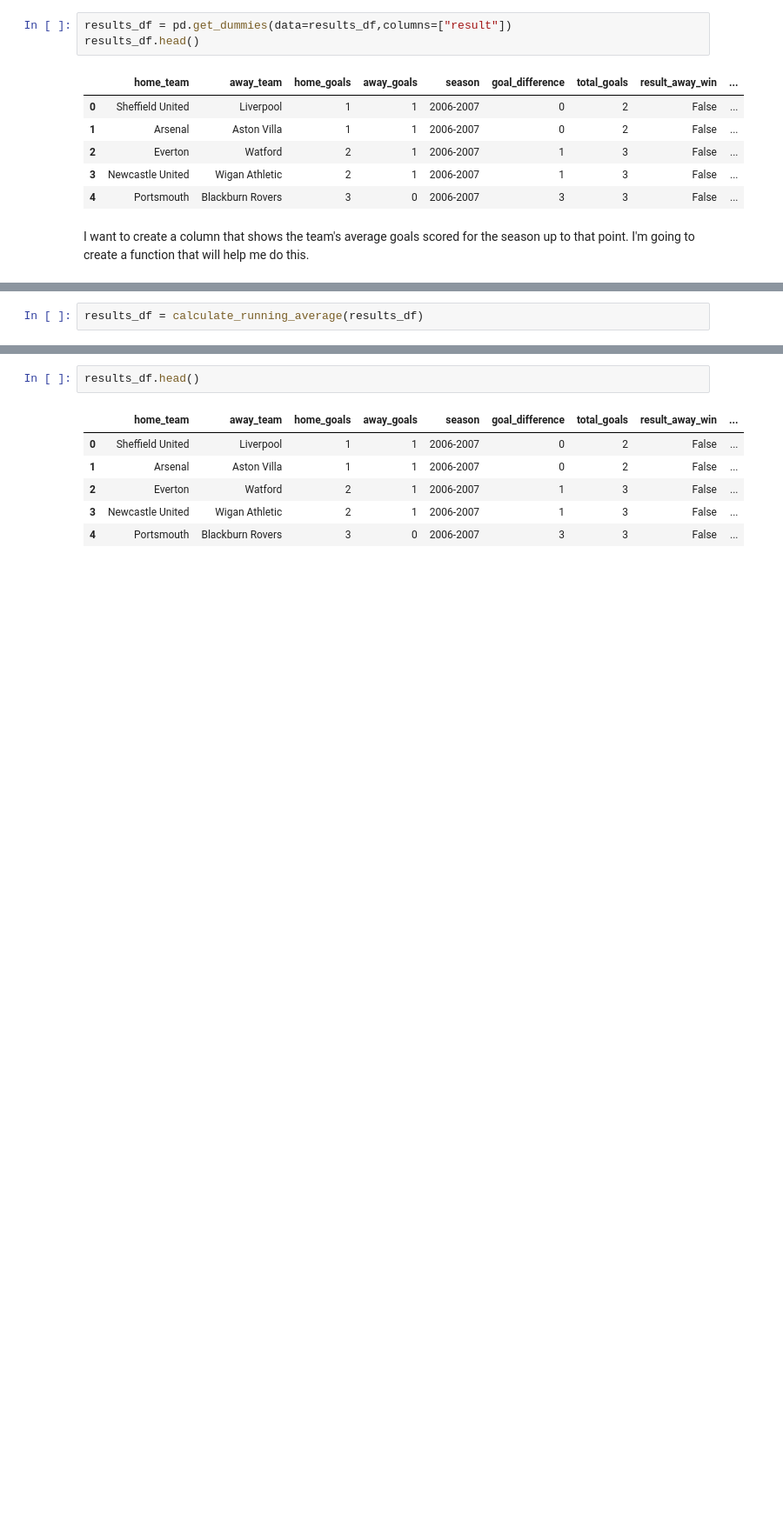
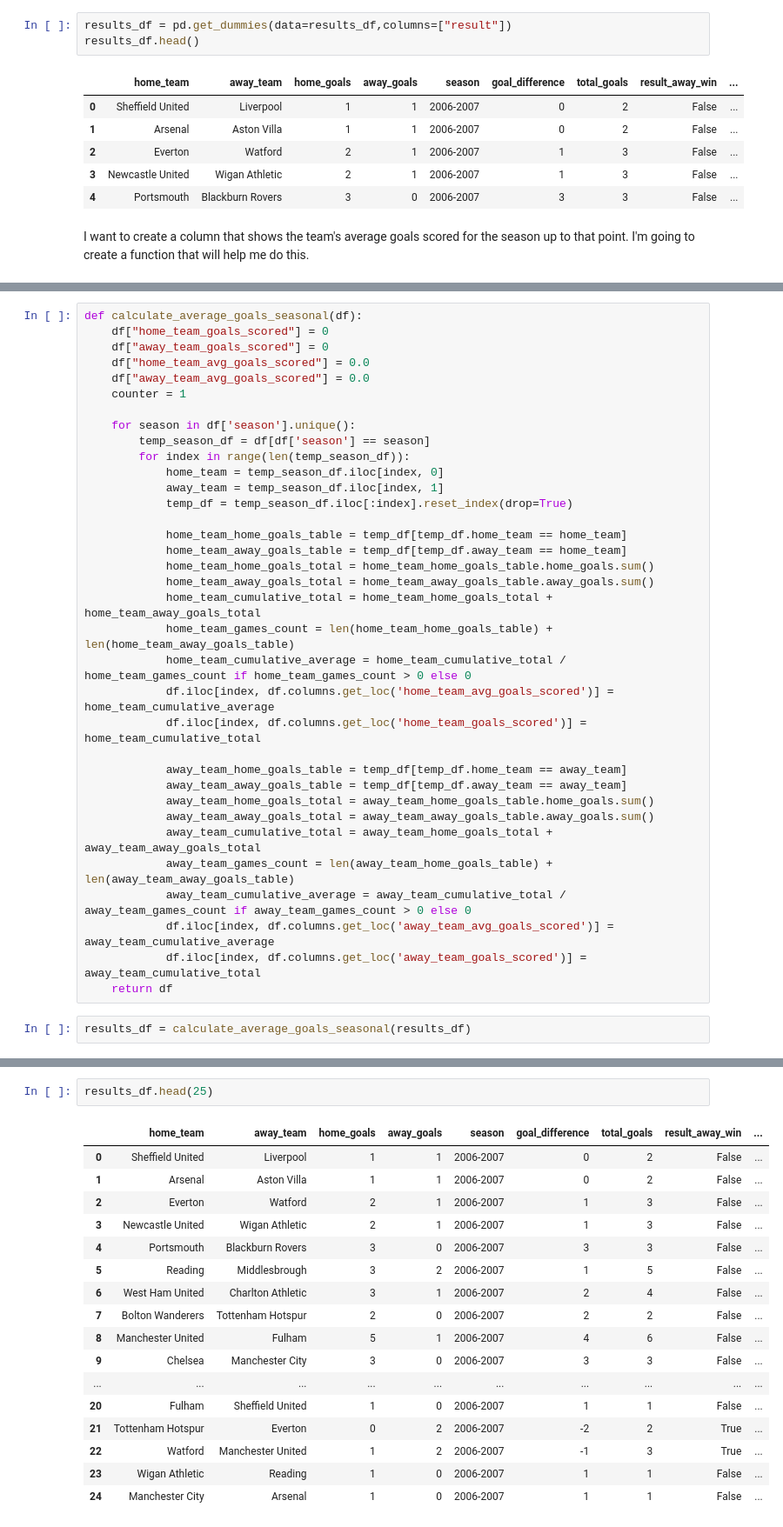
Before and after one commit to AlexHunter89/Premier-League-Data-Analysis, a Jupyter notebook: prem_league_analysis_notebook.ipynb, the cells around one changed output, grey strips where cells are left out. Shown: that part at 87% size. Cells and saved outputs as stored; diff of their text form; blank space fills up the shorter version.

```diff
--- a/prem_league_analysis_notebook.ipynb
+++ b/prem_league_analysis_notebook.ipynb
@@ -270,2 +252,37 @@ def calculate_running_average(df):
+# %%
+def calculate_average_goals_seasonal(df):
+    df["home_team_goals_scored"] = 0
+    df["away_team_goals_scored"] = 0
+    df["home_team_avg_goals_scored"] = 0.0
+    df["away_team_avg_goals_scored"] = 0.0
+    counter = 1
+
+    for season in df['season'].unique():
+        temp_season_df = df[df['season'] == season]
+        for index in range(len(temp_season_df)):
+            home_team = temp_season_df.iloc[index, 0]
+            away_team = temp_season_df.iloc[index, 1]
+            temp_df = temp_season_df.iloc[:index].reset_index(drop=True)
+
+            home_team_home_goals_table = temp_df[temp_df.home_team == home_team]
+            home_team_away_goals_table = temp_df[temp_df.away_team == home_team]
+            home_team_home_goals_total = home_team_home_goals_table.home_goals.sum()
+            home_team_away_goals_total = home_team_away_goals_table.away_goals.sum()
+            home_team_cumulative_total = home_team_home_goals_total + home_team_away_goals_total
+            home_team_games_count = len(home_team_home_goals_table) + len(home_team_away_goals_table)
+            home_team_cumulative_average = home_team_cumulative_total / home_team_games_count if home_team_games_count > 0 else 0
+            df.iloc[index, df.columns.get_loc('home_team_avg_goals_scored')] = home_team_cumulative_average
+            df.iloc[index, df.columns.get_loc('home_team_goals_scored')] = home_team_cumulative_total
+
+            away_team_home_goals_table = temp_df[temp_df.home_team == away_team]
+            away_team_away_goals_table = temp_df[temp_df.away_team == away_team]
+            away_team_home_goals_total = away_team_home_goals_table.home_goals.sum()
+            away_team_away_goals_total = away_team_away_goals_table.away_goals.sum()
+            away_team_cumulative_total = away_team_home_goals_total + away_team_away_goals_total
+            away_team_games_count = len(away_team_home_goals_table) + len(away_team_away_goals_table)
+            away_team_cumulative_average = away_team_cumulative_total / away_team_games_count if away_team_games_count > 0 else 0
+            df.iloc[index, df.columns.get_loc('away_team_avg_goals_scored')] = away_team_cumulative_average
+            df.iloc[index, df.columns.get_loc('away_team_goals_scored')] = away_team_cumulative_total
+    return df
 # %%
-results_df = calculate_running_average(results_df)
+results_df = calculate_average_goals_seasonal(results_df)
@@ -290,9 +289,20 @@ results_df = calculate_running_average(results_df)
 # %%
-results_df.head()
+results_df.head(25)
 # %% [output]
 |  | home_team | away_team | home_goals | away_goals | season | goal_difference | total_goals | result_away_win | ... |
 | 0 | Sheffield United | Liverpool | 1 | 1 | 2006-2007 | 0 | 2 | False | ... |
 | 1 | Arsenal | Aston Villa | 1 | 1 | 2006-2007 | 0 | 2 | False | ... |
 | 2 | Everton | Watford | 2 | 1 | 2006-2007 | 1 | 3 | False | ... |
 | 3 | Newcastle United | Wigan Athletic | 2 | 1 | 2006-2007 | 1 | 3 | False | ... |
 | 4 | Portsmouth | Blackburn Rovers | 3 | 0 | 2006-2007 | 3 | 3 | False | ... |
+| 5 | Reading | Middlesbrough | 3 | 2 | 2006-2007 | 1 | 5 | False | ... |
+| 6 | West Ham United | Charlton Athletic | 3 | 1 | 2006-2007 | 2 | 4 | False | ... |
+| 7 | Bolton Wanderers | Tottenham Hotspur | 2 | 0 | 2006-2007 | 2 | 2 | False | ... |
+| 8 | Manchester United | Fulham | 5 | 1 | 2006-2007 | 4 | 6 | False | ... |
+| 9 | Chelsea | Manchester City | 3 | 0 | 2006-2007 | 3 | 3 | False | ... |
+| ... | ... | ... | ... | ... | ... | ... | ... | ... | ... |
+| 20 | Fulham | Sheffield United | 1 | 0 | 2006-2007 | 1 | 1 | False | ... |
+| 21 | Tottenham Hotspur | Everton | 0 | 2 | 2006-2007 | -2 | 2 | True | ... |
+| 22 | Watford | Manchester United | 1 | 2 | 2006-2007 | -1 | 3 | True | ... |
+| 23 | Wigan Athletic | Reading | 1 | 0 | 2006-2007 | 1 | 1 | False | ... |
+| 24 | Manchester City | Arsenal | 1 | 0 | 2006-2007 | 1 | 1 | False | ... |
```
Also changed, not shown: parts of 2 cells of this notebook.
